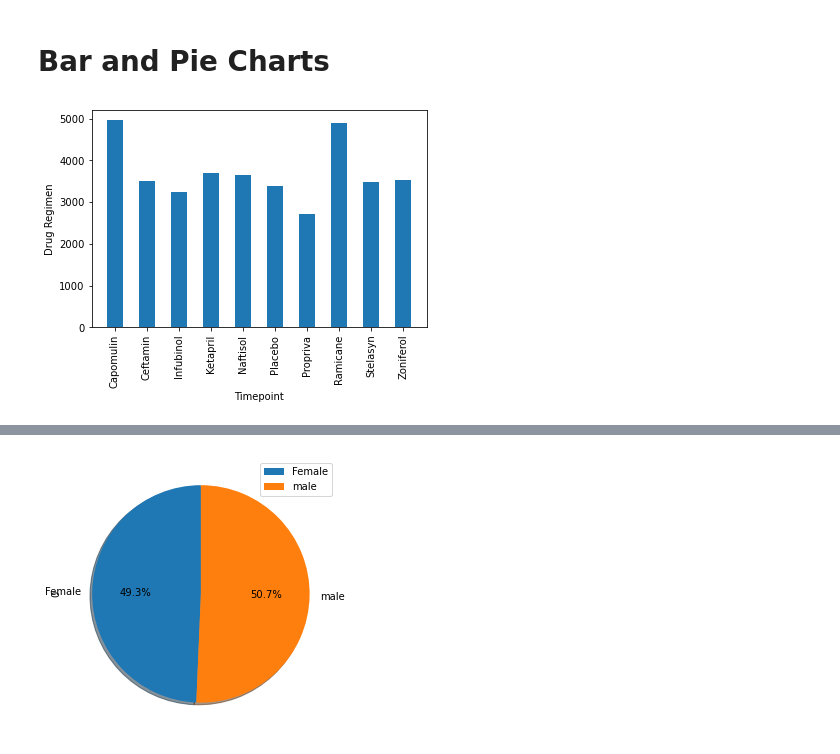
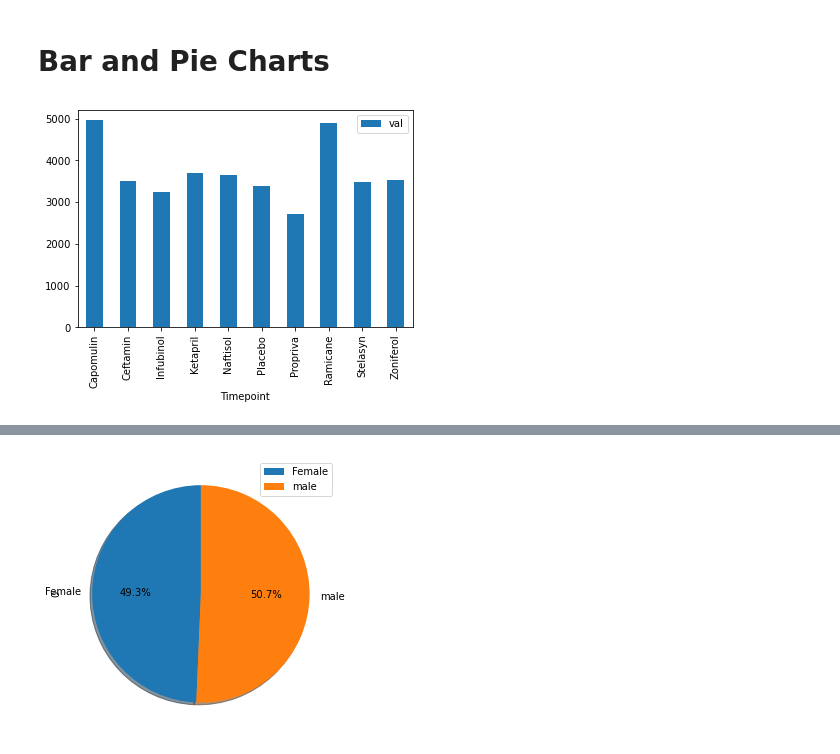
Before and after one commit to Asmallchickenheart/Matplotlib_Challenge, a Jupyter notebook: ThePowerofPots.ipynb, the cells around one changed output, grey strips where cells are left out. Drawn from its saved outputs; the diff is of its cells as text; code cells hidden in the pictures.

```diff
--- a/ThePowerofPots.ipynb
+++ b/ThePowerofPots.ipynb
@@ -140,21 +140,15 @@ df2
 #  Bar and Pie Charts
 # %%
 # Generate a bar plot showing the total number of timepoints for all mice tested for each drug regimen using Pandas.
-import matplotlib.pyplot as plt
-
 BarPielist = duplicate_mouseID[['Drug Regimen','Timepoint']]
 
 Y = BarPielist.groupby(['Drug Regimen'])["Timepoint"].sum()
 
 X = ['Capomulin','Ceftamin','Infubinol','Ketapril','Naftisol','Placebo','Propriva','Ramicane','Stelasyn','Zoniferol']
 
-
-plt.bar(X,Y, width = 0.5)
-plt.xticks(rotation = 90)
-plt.xlabel("Timepoint")
-plt.ylabel("Drug Regimen")
-plt.show()
+df = pd.DataFrame({'Timepoint':X, 'val':Y})
+ax = df.plot.bar(x='Timepoint', y='val', rot=90)
 # %% [output]
-[figure, old version]
+[figure, new version]
 # %%
 # Generate a bar plot showing the total number of timepoints for all mice tested for each drug regimen using pyplot.
```
Also changed, not shown: parts of 2 cells of this notebook.
